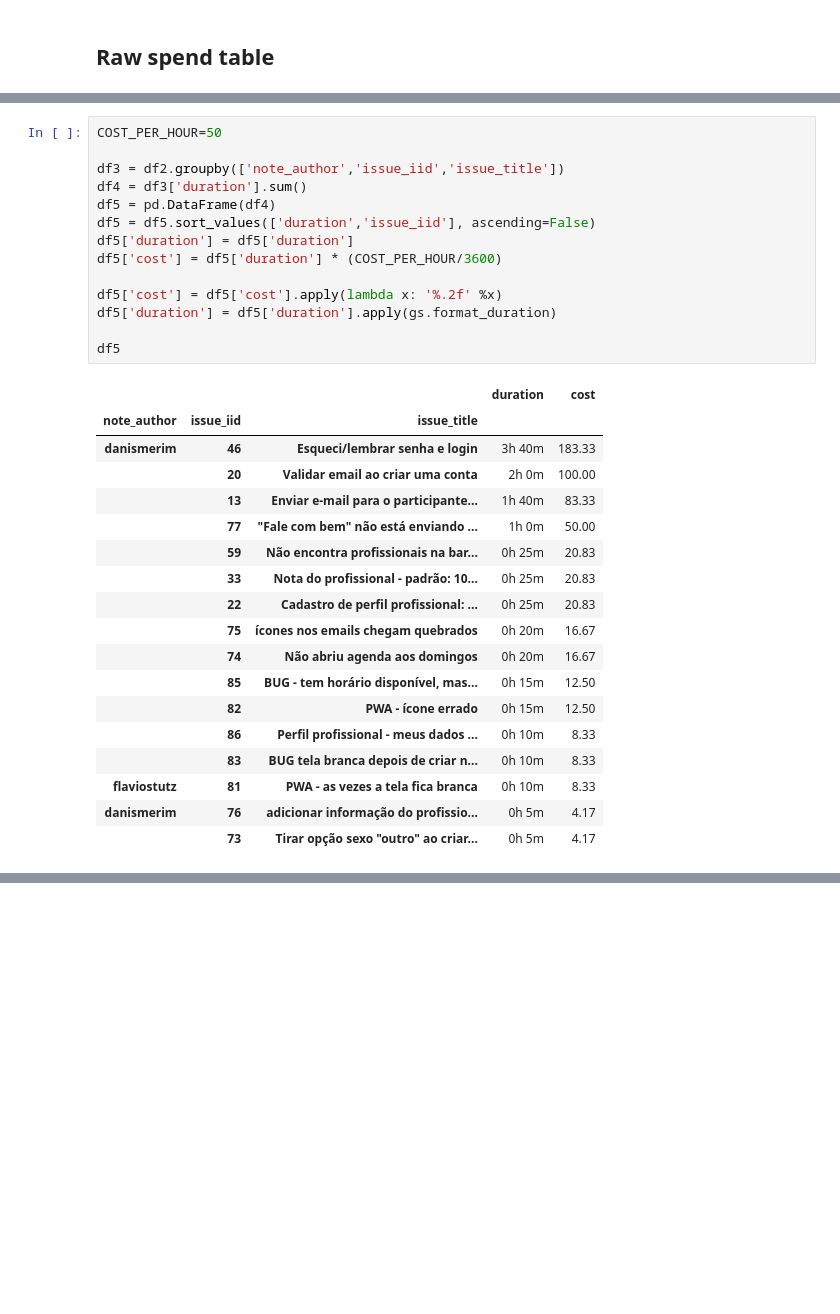
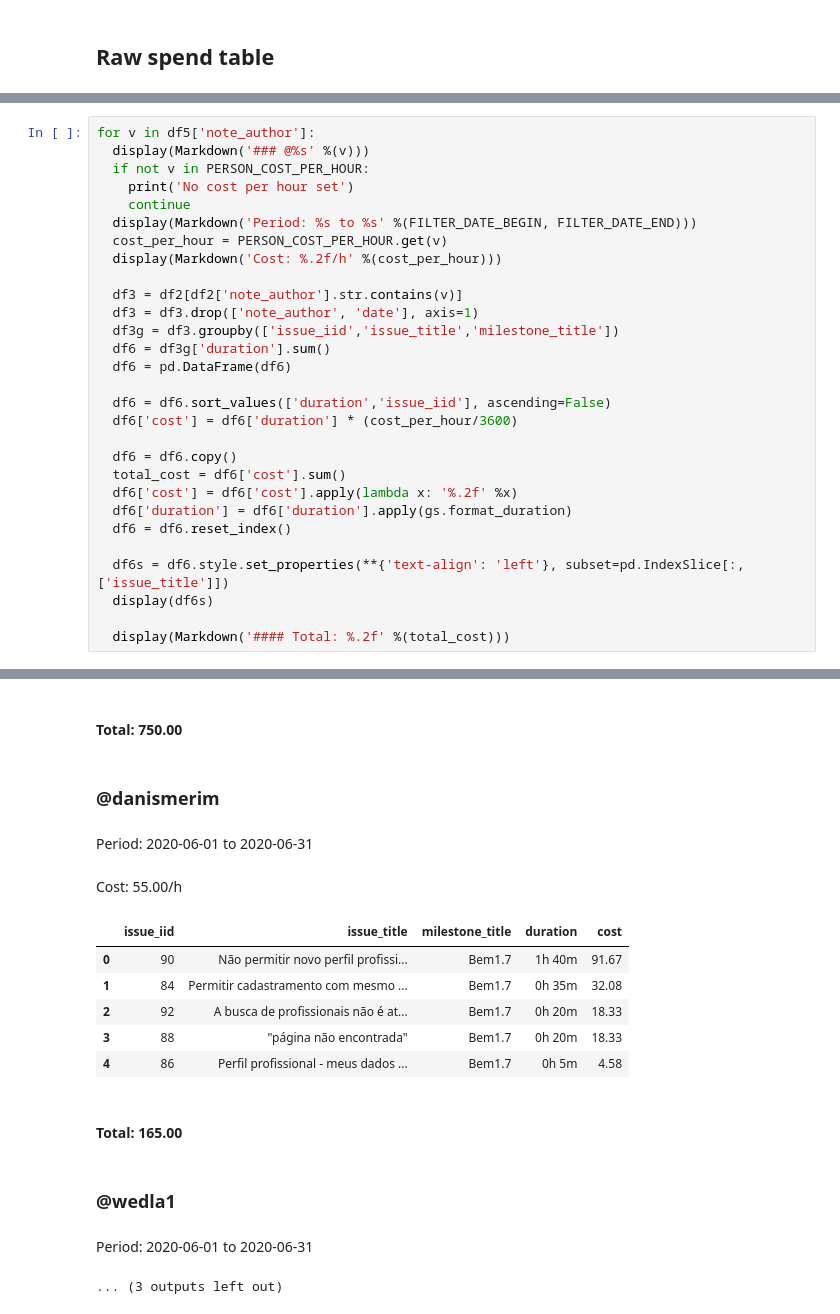
Before and after one commit to stutzlab/gitlab-reports, a Jupyter notebook: notebooks/gitlab-timespent.ipynb, the cells around one changed output, grey strips where cells are left out. Drawn from its saved outputs; the diff is of its cells as text; blank space fills up the shorter version.

```diff
--- a/notebooks/gitlab-timespent.ipynb
+++ b/notebooks/gitlab-timespent.ipynb
@@ -115,33 +122,30 @@ df5
-# %%
-COST_PER_HOUR=50
-
-df3 = df2.groupby(['note_author','issue_iid','issue_title'])
-df4 = df3['duration'].sum()
-df5 = pd.DataFrame(df4)
-df5 = df5.sort_values(['duration','issue_iid'], ascending=False)
-df5['duration'] = df5['duration']
-df5['cost'] = df5['duration'] * (COST_PER_HOUR/3600)
-
-df5['cost'] = df5['cost'].apply(lambda x: '%.2f' %x)
-df5['duration'] = df5['duration'].apply(gs.format_duration)
-
-df5
-# %% [output]
-|  |  |  | duration | cost |
-| note_author | issue_iid | issue_title |  |  |
-| danismerim | 46 | Esqueci/lembrar senha e login | 3h 40m | 183.33 |
-|  | 20 | Validar email ao criar uma conta | 2h 0m | 100.00 |
-|  | 13 | Enviar e-mail para o participante... | 1h 40m | 83.33 |
-|  | 77 | "Fale com bem" não está enviando ... | 1h 0m | 50.00 |
-|  | 59 | Não encontra profissionais na bar... | 0h 25m | 20.83 |
-|  | 33 | Nota do profissional - padrão: 10... | 0h 25m | 20.83 |
-|  | 22 | Cadastro de perfil profissional: ... | 0h 25m | 20.83 |
-|  | 75 | ícones nos emails chegam quebrados | 0h 20m | 16.67 |
-|  | 74 | Não abriu agenda aos domingos | 0h 20m | 16.67 |
-|  | 85 | BUG - tem horário disponível, mas... | 0h 15m | 12.50 |
-|  | 82 | PWA - ícone errado | 0h 15m | 12.50 |
-|  | 86 | Perfil profissional - meus dados ... | 0h 10m | 8.33 |
-|  | 83 | BUG tela branca depois de criar n... | 0h 10m | 8.33 |
-| flaviostutz | 81 | PWA - as vezes a tela fica branca | 0h 10m | 8.33 |
-| danismerim | 76 | adicionar informação do profissio... | 0h 5m | 4.17 |
-|  | 73 | Tirar opção sexo "outro" ao criar... | 0h 5m | 4.17 |
+# %%
+for v in df5['note_author']:
+  display(Markdown('### @%s' %(v)))
+  if not v in PERSON_COST_PER_HOUR:
+    print('No cost per hour set')
+    continue
+  display(Markdown('Period: %s to %s' %(FILTER_DATE_BEGIN, FILTER_DATE_END)))
+  cost_per_hour = PERSON_COST_PER_HOUR.get(v)
+  display(Markdown('Cost: %.2f/h' %(cost_per_hour)))
+
+  df3 = df2[df2['note_author'].str.contains(v)]
+  df3 = df3.drop(['note_author', 'date'], axis=1)
+  df3g = df3.groupby(['issue_iid','issue_title','milestone_title'])
+  df6 = df3g['duration'].sum()
+  df6 = pd.DataFrame(df6)
+
+  df6 = df6.sort_values(['duration','issue_iid'], ascending=False)
+  df6['cost'] = df6['duration'] * (cost_per_hour/3600)
+
+  df6 = df6.copy()
+  total_cost = df6['cost'].sum()
+  df6['cost'] = df6['cost'].apply(lambda x: '%.2f' %x)
+  df6['duration'] = df6['duration'].apply(gs.format_duration)
+  df6 = df6.reset_index()
+
+  df6s = df6.style.set_properties(**{'text-align': 'left'}, subset=pd.IndexSlice[:, ['issue_title']])
+  display(df6s)
+
+  display(Markdown('#### Total: %.2f' %(total_cost)))
+# %% [output]
@@ -147,0 +158,14 @@ df5
+#### Total: 750.00
+### @danismerim
+Period: 2020-06-01 to 2020-06-31
+Cost: 55.00/h
+|  | issue_iid | issue_title | milestone_title | duration | cost |
+| 0 | 90 | Não permitir novo perfil profissi... | Bem1.7 | 1h 40m | 91.67 |
+| 1 | 84 | Permitir cadastramento com mesmo ... | Bem1.7 | 0h 35m | 32.08 |
+| 2 | 92 | A busca de profissionais não é at... | Bem1.7 | 0h 20m | 18.33 |
+| 3 | 88 | "página não encontrada" | Bem1.7 | 0h 20m | 18.33 |
+| 4 | 86 | Perfil profissional - meus dados ... | Bem1.7 | 0h 5m | 4.58 |
+#### Total: 165.00
+### @wedla1
+Period: 2020-06-01 to 2020-06-31
+... (3 outputs left out)
```
Also changed, not shown: parts of 9 cells of this notebook, 1 other file.
